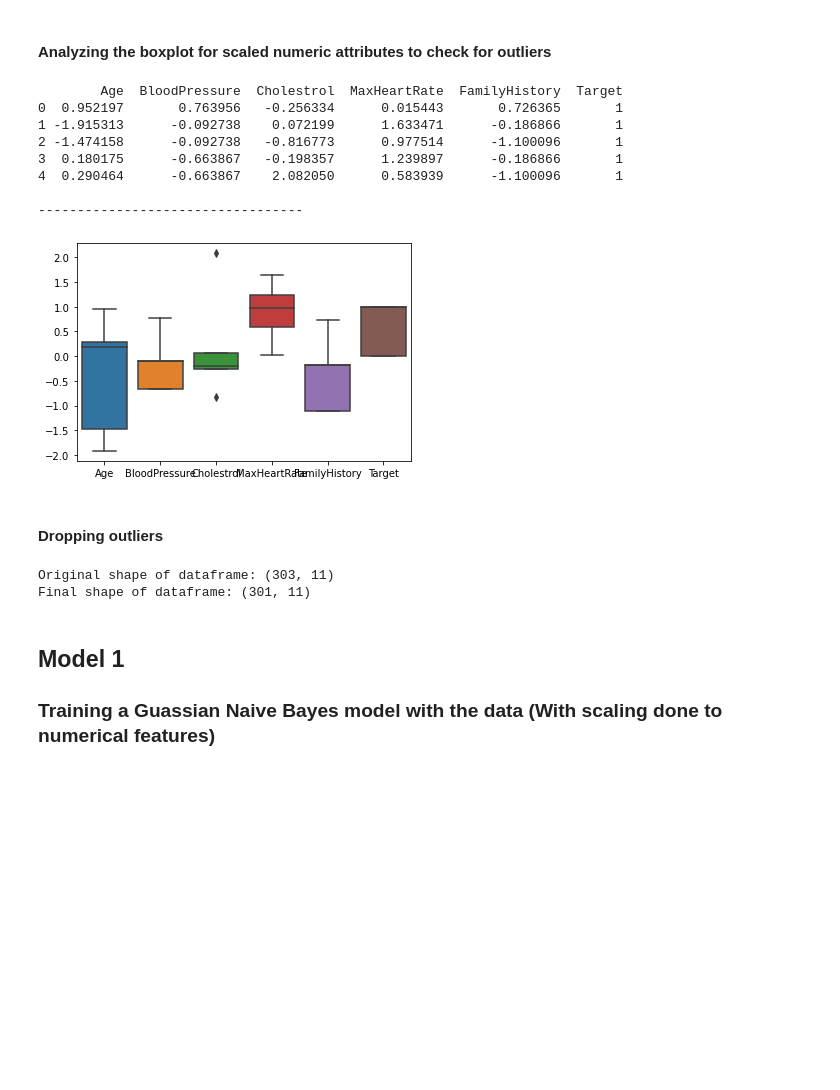
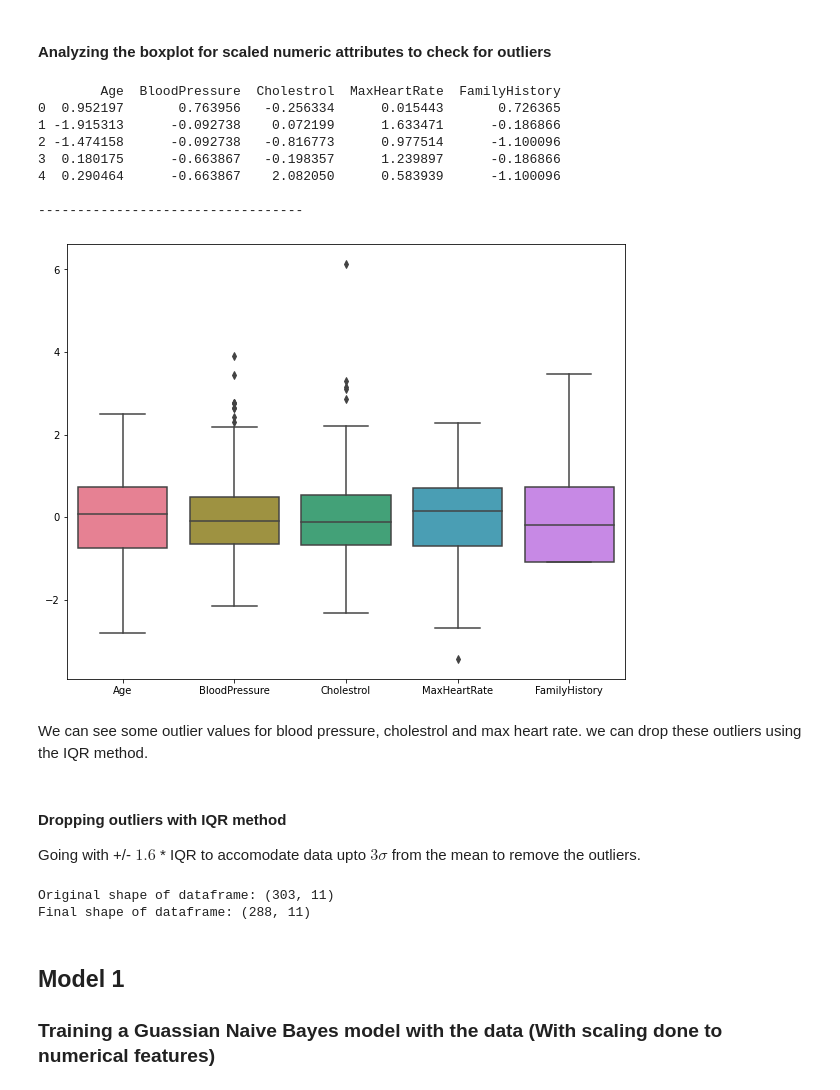
Before and after one commit to Akhilsudh/BITS-Assignment, a Jupyter notebook: Semester 2/Applied Machine Learning/2021MT12054_Akhil_S.ipynb, the cells around one changed output. Cells and saved outputs as stored; diff of their text form; code cells hidden in the pictures; blank space fills up the shorter version.

Commit message:
Added more explanation to data cleaning process

```diff
--- a/Semester 2/Applied Machine Learning/2021MT12054_Akhil_S.ipynb
+++ b/Semester 2/Applied Machine Learning/2021MT12054_Akhil_S.ipynb
@@ -182,38 +188,40 @@ array([[ 0.9521966 ,  0.76395577, -0.25633371,  0.01544279,  0.72636505],
 #### Analyzing the boxplot for scaled numeric attributes to check for outliers
 # %%
 df_temp = pd.DataFrame(scaled_array, columns = numeric_list)
-df_temp = pd.concat([df_temp.head(), df.loc[:, "Target"]], axis = 1)
 print(df_temp.head())
 print("\n----------------------------------\n")
-plt.figure()
-sb.boxplot(data= df_temp)
+plt.figure(figsize=(10,8))
+sb.boxplot(data=df_temp, palette="husl")
 plt.show()
 # %% [output]
-        Age  BloodPressure  Cholestrol  MaxHeartRate  FamilyHistory  Target
-0  0.952197       0.763956   -0.256334      0.015443       0.726365       1
-1 -1.915313      -0.092738    0.072199      1.633471      -0.186866       1
-2 -1.474158      -0.092738   -0.816773      0.977514      -1.100096       1
-3  0.180175      -0.663867   -0.198357      1.239897      -0.186866       1
-4  0.290464      -0.663867    2.082050      0.583939      -1.100096       1
+        Age  BloodPressure  Cholestrol  MaxHeartRate  FamilyHistory
+0  0.952197       0.763956   -0.256334      0.015443       0.726365
+1 -1.915313      -0.092738    0.072199      1.633471      -0.186866
+2 -1.474158      -0.092738   -0.816773      0.977514      -1.100096
+3  0.180175      -0.663867   -0.198357      1.239897      -0.186866
+4  0.290464      -0.663867    2.082050      0.583939      -1.100096
 
 ----------------------------------
-[figure, old version]
+[figure, new version]
+# %% [markdown]
+We can see some outlier values for blood pressure, cholestrol and max heart rate. we can drop these outliers using the IQR method.
 # %% [markdown]
-#### Dropping outliers
+#### Dropping outliers with IQR method
+Going with +/- $1.6$ * IQR to accomodate data upto $3\sigma$ from the mean to remove the outliers.
 # %%
 print("Original shape of dataframe: {}".format(df.shape))
 for i in numeric_list:
-    Q1 = np.percentile(df.loc[:, i],25)
-    Q3 = np.percentile(df.loc[:, i],75)
-    IQR = Q3 - Q1
-    upper_bound = np.where(df.loc[:, i] >= (Q3 + 3*IQR))
-    lower_bound = np.where(df.loc[:, i] <= (Q1 - 3*IQR))
+    Q25 = np.percentile(df.loc[:, i],25)
+    Q75 = np.percentile(df.loc[:, i],75)
+    IQR = Q75 - Q25
+    upper_bound = np.where(df.loc[:, i] >= (Q75 + 1.6*IQR))
+    lower_bound = np.where(df.loc[:, i] <= (Q25 - 1.6*IQR))
     df.drop(upper_bound[0], inplace = True)
     df.drop(lower_bound[0], inplace = True)
 print("Final shape of dataframe: {}".format(df.shape))
 # %% [output]
 Original shape of dataframe: (303, 11)
-Final shape of dataframe: (301, 11)
+Final shape of dataframe: (288, 11)
 # %% [markdown]
 ## Model 1
 ### Training a Guassian Naive Bayes model with the data (With scaling done to numerical features)
```
Also changed, not shown: parts of 17 cells of this notebook.
